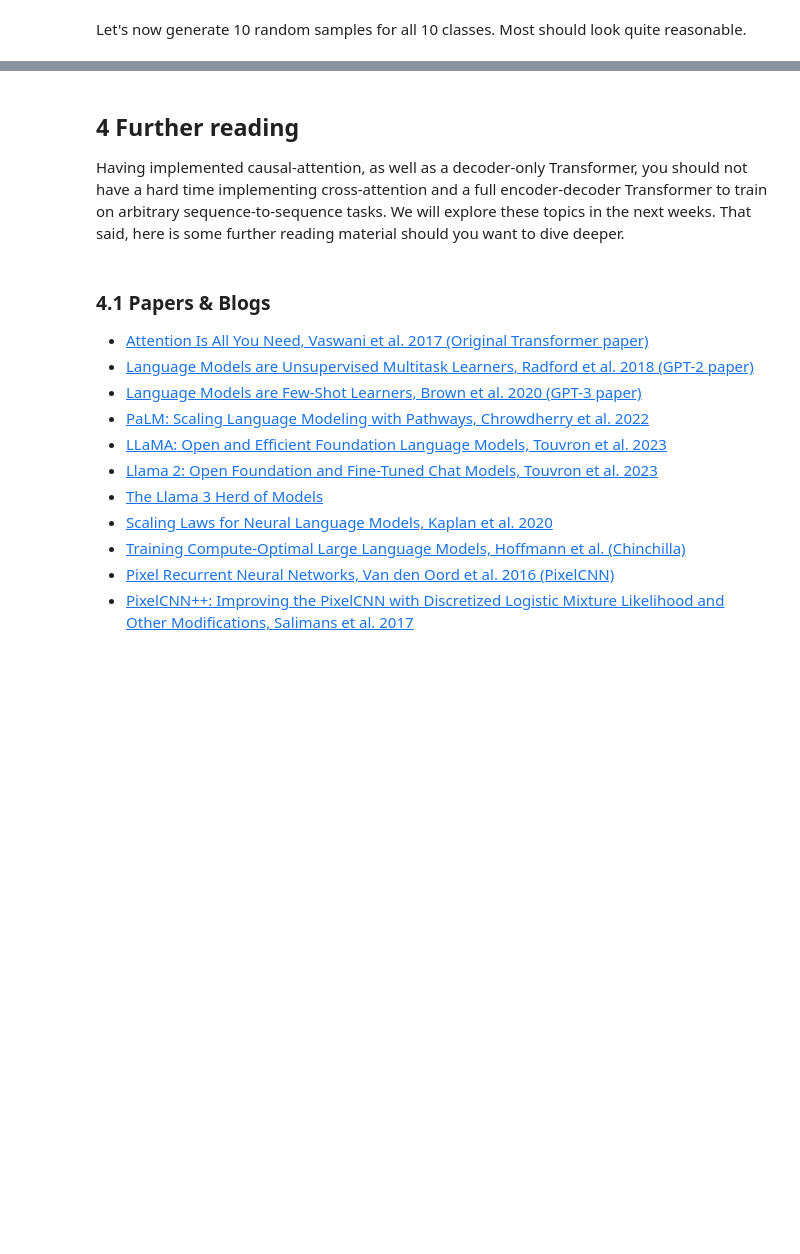
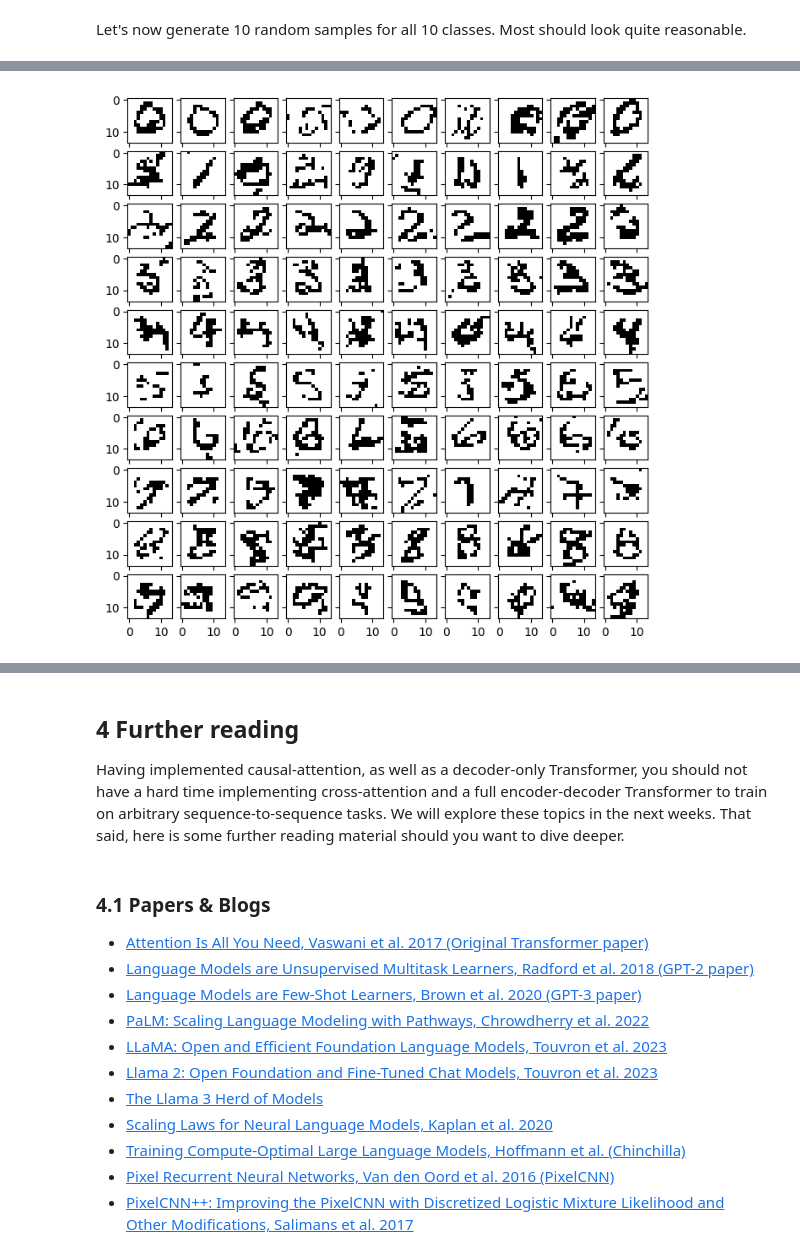
Before and after one commit to ledondodo/CS-503-FM-Homework, a Jupyter notebook: notebooks/CS503_FM_part1_nanoGPT.ipynb, the cells around one changed output, grey strips where cells are left out. Saved outputs shown, nothing was run; the diff lists cells and outputs as text; code cells hidden in the pictures; blank space fills up the shorter version.

```diff
--- a/notebooks/CS503_FM_part1_nanoGPT.ipynb
+++ b/notebooks/CS503_FM_part1_nanoGPT.ipynb
@@ -474,0 +573,5 @@ Please answer the following questions. You may use additional cells to demonstra
+# %%
+# HIGH TEMP
+generate_samples(model, temp=2, top_p=0.0, top_k=0.0)
+# %% [output]
+[figure, added]
```
Also changed, not shown: parts of 19 cells of this notebook, 1 other file.
